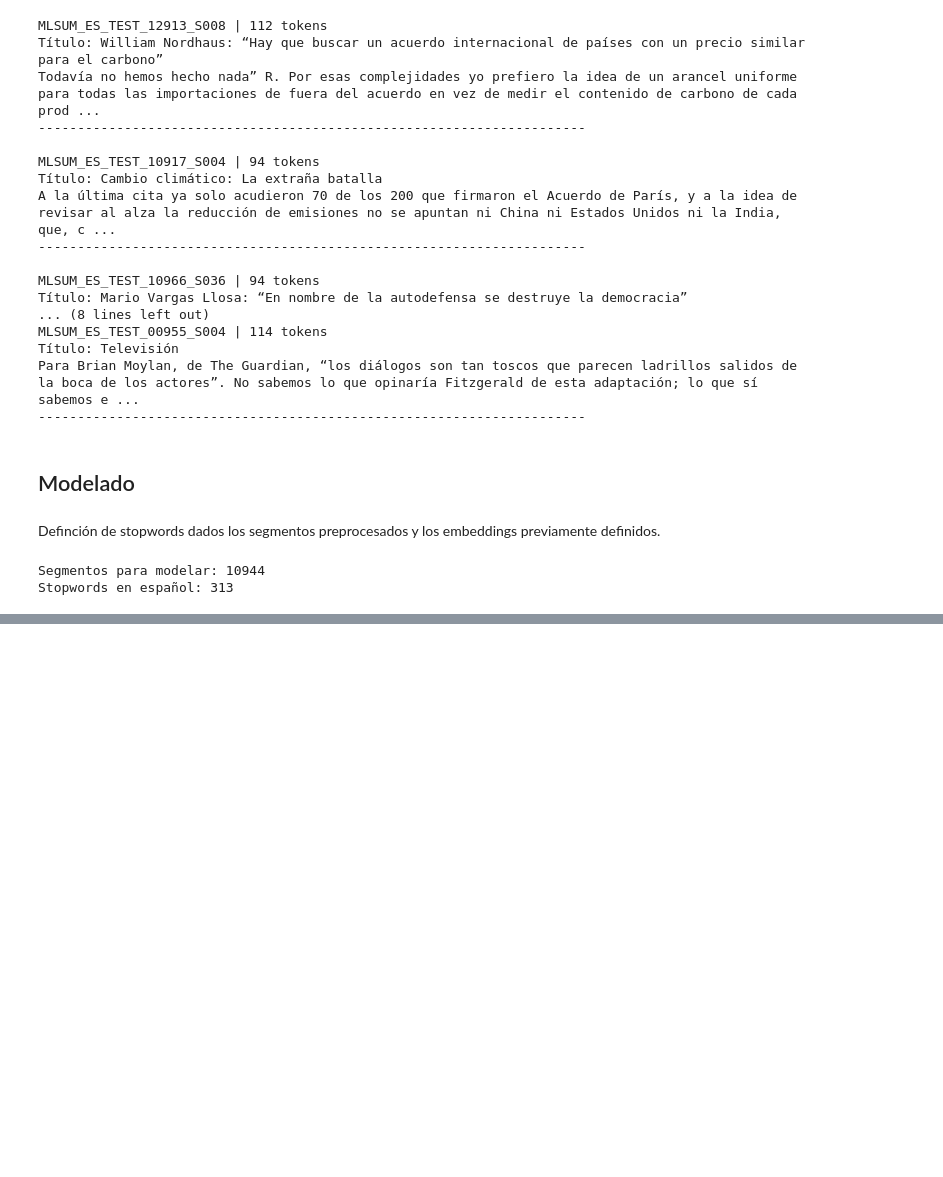
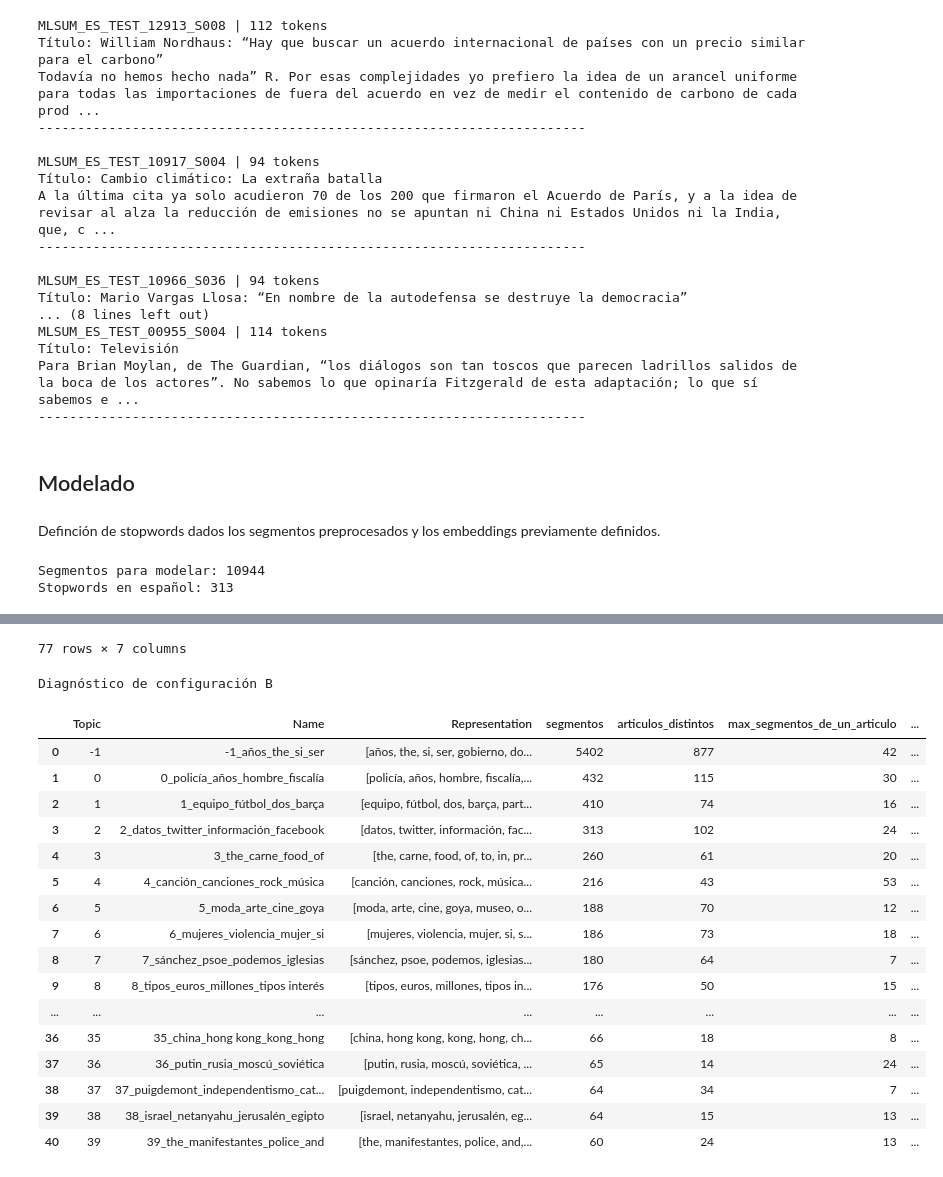
Before and after one commit to Peripera/Bertopic, a Jupyter notebook: bertopic:v1.ipynb, the cells around one changed output, grey strips where cells are left out. Cells and saved outputs as stored; diff of their text form; code cells hidden in the pictures; blank space fills up the shorter version.

```diff
--- a/bertopic:v1.ipynb
+++ b/bertopic:v1.ipynb
@@ -603,0 +604,12 @@ Configuración B: min_cluster_size=60
+# %%
+for nombre, modelo in modelos.items():
+
+    print(f"\nResultados dde los topicos: {nombre}")
+
+    tabla = modelo.get_topic_info()
+
+    display(
+        tabla[
+            ["Topic", "Count", "Name", "Representation"]
+        ].head(21)
+    )
@@ -603,0 +653,49 @@ Configuración B: min_cluster_size=60
+# %%
+segmentos_resultados = segmentos.copy()
+
+for nombre, topicos in asignaciones.items():
+    segmentos_resultados[f"topico_{nombre}"] = topicos
+# %%
+def diagnosticar_topicos(nombre):
+    datos = segmentos[
+        ["documento_id", "segmento_id", "texto"]
+    ].copy()
+
+    datos["Topic"] = asignaciones[nombre]
+
+    resumen = (
+        datos.groupby("Topic")
+        .agg(
+            segmentos=("segmento_id", "size"),
+            articulos_distintos=("documento_id", "nunique")
+        )
+    )
+
+    aporte_por_articulo = (
+        datos.groupby(["Topic", "documento_id"])
+        .size()
+    )
+
+    resumen["max_segmentos_de_un_articulo"] = (
+        aporte_por_articulo.groupby(level="Topic").max()
+    )
+
+    resumen["%_aporte_articulo_dominante"] = (
+        100
+        * resumen["max_segmentos_de_un_articulo"]
+        / resumen["segmentos"]
+    )
+
+    info = modelos[nombre].get_topic_info()
+
+    return (
+        info[["Topic", "Name", "Representation"]]
+        .merge(resumen.reset_index(), on="Topic")
+        .sort_values("segmentos", ascending=False)
+    )
+
+
+for nombre in ["A", "B"]:
+    print(f"\nDiagnóstico de configuración {nombre}")
+    display(diagnosticar_topicos(nombre).round(2))
+# %% [output]
@@ -603,0 +715,19 @@ Configuración B: min_cluster_size=60
+77 rows × 7 columns
+Diagnóstico de configuración B
+|  | Topic | Name | Representation | segmentos | articulos_distintos | max_segmentos_de_un_articulo | ... |
+| 0 | -1 | -1_años_the_si_ser | [años, the, si, ser, gobierno, do... | 5402 | 877 | 42 | ... |
+| 1 | 0 | 0_policía_años_hombre_fiscalía | [policía, años, hombre, fiscalía,... | 432 | 115 | 30 | ... |
+| 2 | 1 | 1_equipo_fútbol_dos_barça | [equipo, fútbol, dos, barça, part... | 410 | 74 | 16 | ... |
+| 3 | 2 | 2_datos_twitter_información_facebook | [datos, twitter, información, fac... | 313 | 102 | 24 | ... |
+| 4 | 3 | 3_the_carne_food_of | [the, carne, food, of, to, in, pr... | 260 | 61 | 20 | ... |
+| 5 | 4 | 4_canción_canciones_rock_música | [canción, canciones, rock, música... | 216 | 43 | 53 | ... |
+| 6 | 5 | 5_moda_arte_cine_goya | [moda, arte, cine, goya, museo, o... | 188 | 70 | 12 | ... |
+| 7 | 6 | 6_mujeres_violencia_mujer_si | [mujeres, violencia, mujer, si, s... | 186 | 73 | 18 | ... |
+| 8 | 7 | 7_sánchez_psoe_podemos_iglesias | [sánchez, psoe, podemos, iglesias... | 180 | 64 | 7 | ... |
+| 9 | 8 | 8_tipos_euros_millones_tipos interés | [tipos, euros, millones, tipos in... | 176 | 50 | 15 | ... |
+| ... | ... | ... | ... | ... | ... | ... | ... |
+| 36 | 35 | 35_china_hong kong_kong_hong | [china, hong kong, kong, hong, ch... | 66 | 18 | 8 | ... |
+| 37 | 36 | 36_putin_rusia_moscú_soviética | [putin, rusia, moscú, soviética, ... | 65 | 14 | 24 | ... |
+| 38 | 37 | 37_puigdemont_independentismo_cat... | [puigdemont, independentismo, cat... | 64 | 34 | 7 | ... |
+| 39 | 38 | 38_israel_netanyahu_jerusalén_egipto | [israel, netanyahu, jerusalén, eg... | 64 | 15 | 13 | ... |
+| 40 | 39 | 39_the_manifestantes_police_and | [the, manifestantes, police, and,... | 60 | 24 | 13 | ... |
```
Also changed, not shown: parts of 12 cells of this notebook.
